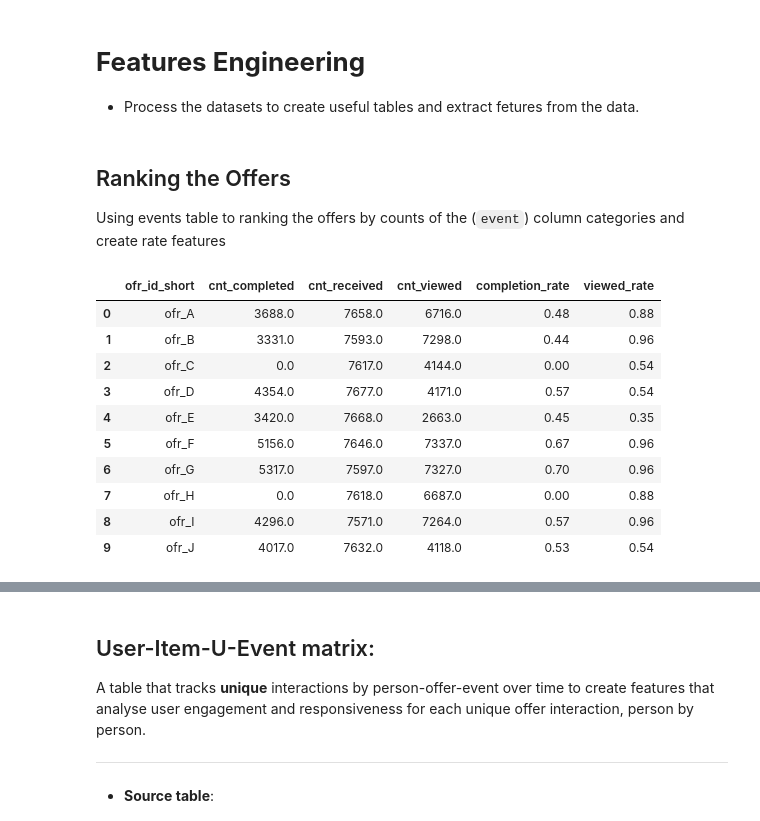
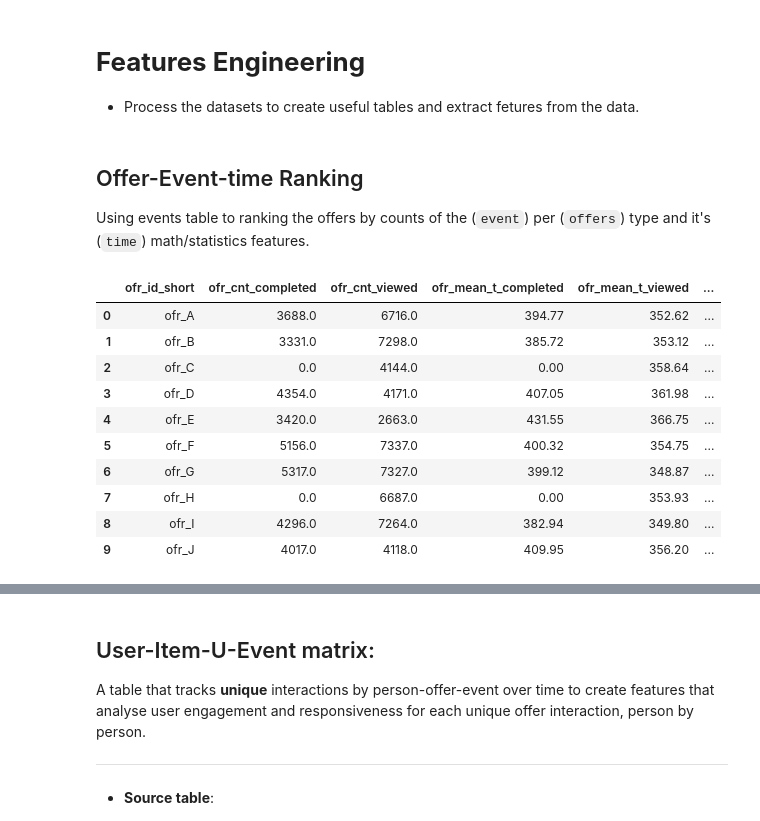
Before and after one commit to Niltonjuniorphd/Starbucks_project, a Jupyter notebook: Starbucks_Capstone_notebook_personal.ipynb, the cells around one changed output, grey strips where cells are left out. Saved outputs shown, nothing was run; the diff lists cells and outputs as text; code cells hidden in the pictures.

```diff
--- a/Starbucks_Capstone_notebook_personal.ipynb
+++ b/Starbucks_Capstone_notebook_personal.ipynb
@@ -486,37 +576,46 @@ memory usage: 6.4+ MB
 
 - Process the datasets to create useful tables and extract fetures from the data.
 # %% [markdown]
-## Ranking the Offers
+## Offer-Event-time Ranking
 
-Using events table to ranking the offers by counts of the (`event`) column categories and create rate features
+Using events table to ranking the offers by counts of the (`event`) per (`offers`) type and it's (`time`) math/statistics features.
 # %%
 # Grouping the events DataFrame by 'ofr_id_short' and 'event' to count the occurrences
-offer_rank = events.groupby(['ofr_id_short', 'event']).agg(
-    cnt=('event', 'count'),
+item_event_time = events.groupby(['ofr_id_short', 'event']).agg(
+    ofr_cnt=('event', 'count'),
+    ofr_mean_t=('time', 'mean'),
+    ofr_max_t=('time', 'max'),
+    ofr_dif_t_mean = ('time', lambda x: x.diff().mean() ),
+    ofr_dif_t_max = ('time', lambda x: x.diff().max() ),
+    ofr_dif_t_std = ('time', lambda x: x.diff().std() )
+
 ).unstack(level=[1]).reset_index().fillna(0).round(2)
 
 # Flattening multi-level column names and joining them with an underscore
-offer_rank.columns = ['_'.join(col).strip('_') for col in offer_rank.columns.to_flat_index()]
+item_event_time.columns = ['_'.join(col).strip('_') for col in item_event_time.columns.to_flat_index()]
 
 # Calculating the completion and viewed rates based on event counts
-offer_rank['completion_rate'] = offer_rank['cnt_completed'] / offer_rank['cnt_received']
-offer_rank['viewed_rate'] = offer_rank['cnt_viewed'] / offer_rank['cnt_received']
+item_event_time['completion_rate'] = item_event_time['ofr_cnt_completed'] / item_event_time['ofr_cnt_received']
+item_event_time['viewed_rate'] = item_event_time['ofr_cnt_viewed'] / item_event_time['ofr_cnt_received']
 
-offer_rank =offer_rank.round(2)
+item_event_time = item_event_time.loc[:,  [col for col in item_event_time.columns if not col.endswith('received')]]
+
+item_event_time = item_event_time.drop(columns=['ofr_max_t_viewed', 'ofr_max_t_completed'])
+item_event_time =item_event_time.round(2)
 # Saving the resulting DataFrame to a CSV file
-offer_rank.to_csv('medalion_data_store/silver/offer_rank.csv', index=False)
+item_event_time.to_csv('medalion_data_store/silver/item_event_time.csv', index=False)
 
-# Returning the offer_rank DataFrame
-offer_rank
+# Returning the item_event_time DataFrame
+item_event_time
 # %% [output]
-|  | ofr_id_short | cnt_completed | cnt_received | cnt_viewed | completion_rate | viewed_rate |
-| 0 | ofr_A | 3688.0 | 7658.0 | 6716.0 | 0.48 | 0.88 |
-| 1 | ofr_B | 3331.0 | 7593.0 | 7298.0 | 0.44 | 0.96 |
-| 2 | ofr_C | 0.0 | 7617.0 | 4144.0 | 0.00 | 0.54 |
-| 3 | ofr_D | 4354.0 | 7677.0 | 4171.0 | 0.57 | 0.54 |
-| 4 | ofr_E | 3420.0 | 7668.0 | 2663.0 | 0.45 | 0.35 |
-| 5 | ofr_F | 5156.0 | 7646.0 | 7337.0 | 0.67 | 0.96 |
-| 6 | ofr_G | 5317.0 | 7597.0 | 7327.0 | 0.70 | 0.96 |
-| 7 | ofr_H | 0.0 | 7618.0 | 6687.0 | 0.00 | 0.88 |
-| 8 | ofr_I | 4296.0 | 7571.0 | 7264.0 | 0.57 | 0.96 |
-| 9 | ofr_J | 4017.0 | 7632.0 | 4118.0 | 0.53 | 0.54 |
+|  | ofr_id_short | ofr_cnt_completed | ofr_cnt_viewed | ofr_mean_t_completed | ofr_mean_t_viewed | ... |
+| 0 | ofr_A | 3688.0 | 6716.0 | 394.77 | 352.62 | ... |
+| 1 | ofr_B | 3331.0 | 7298.0 | 385.72 | 353.12 | ... |
+| 2 | ofr_C | 0.0 | 4144.0 | 0.00 | 358.64 | ... |
+| 3 | ofr_D | 4354.0 | 4171.0 | 407.05 | 361.98 | ... |
+| 4 | ofr_E | 3420.0 | 2663.0 | 431.55 | 366.75 | ... |
+| 5 | ofr_F | 5156.0 | 7337.0 | 400.32 | 354.75 | ... |
+| 6 | ofr_G | 5317.0 | 7327.0 | 399.12 | 348.87 | ... |
+| 7 | ofr_H | 0.0 | 6687.0 | 0.00 | 353.93 | ... |
+| 8 | ofr_I | 4296.0 | 7264.0 | 382.94 | 349.80 | ... |
+| 9 | ofr_J | 4017.0 | 4118.0 | 409.95 | 356.20 | ... |
```
Also changed, not shown: parts of 33 cells of this notebook, 15 other files.
